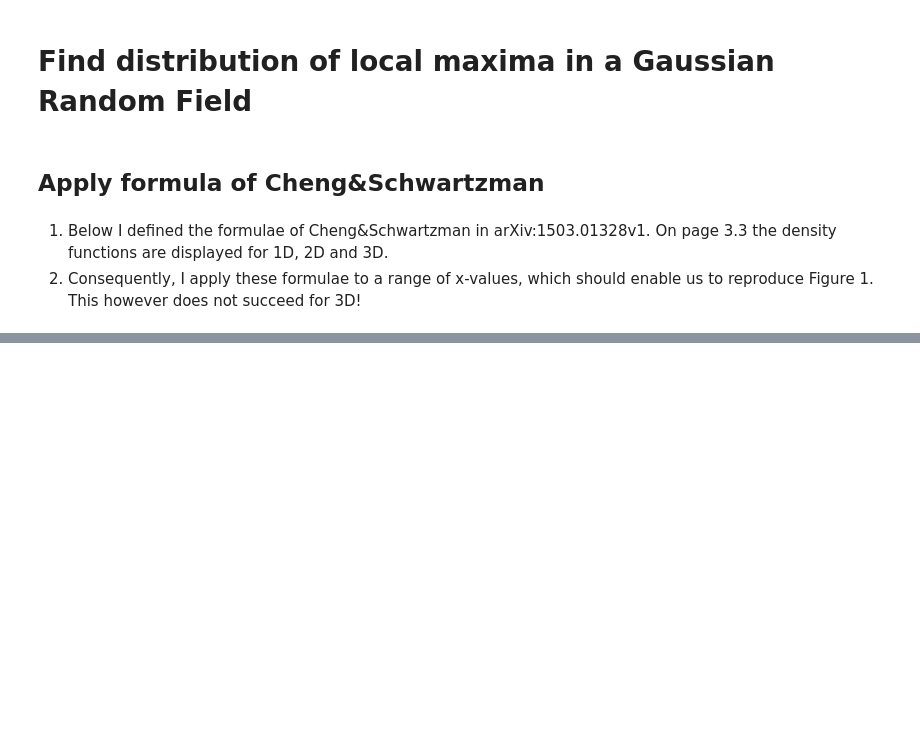
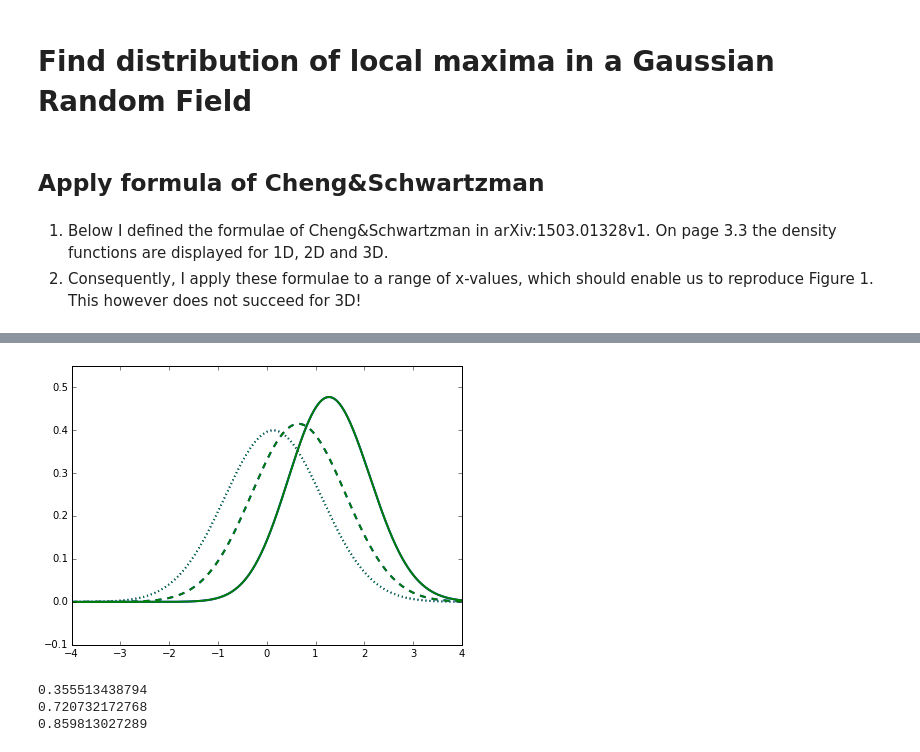
Before and after one commit to jbpoline/newpower, a Jupyter notebook: peakdistribution/find_peakdistr_2.ipynb, the cells around one changed output, grey strips where cells are left out. Saved outputs shown, nothing was run; the diff lists cells and outputs as text; code cells hidden in the pictures; blank space fills up the shorter version.

```diff
--- a/peakdistribution/find_peakdistr_2.ipynb
+++ b/peakdistribution/find_peakdistr_2.ipynb
@@ -89,0 +172,76 @@ plt.show()
+# %%
+xs = np.arange(-4,4,0.01).tolist()
+ys_2d_k01 = []
+ys_2d_k05 = []
+ys_2d_k1 = []
+ys_2d_k01b = []
+ys_2d_k05b = []
+ys_2d_k1b = []
+
+
+for x in xs:
+    ys_2d_k01.append(peakdens2D(x,0.1))
+    ys_2d_k05.append(peakdens2D(x,0.5))
+    ys_2d_k1.append(peakdens2D(x,1))
+    k = 0.1
+    a1 = (1.-k**2.)**(-1.)
+    b1 = k*x/2.**0.5
+    ys_2d_k01b.append(lemma23(x,a1,b1))
+    k = 0.5
+    a2 = (1-k**2.)**(-1.)
+    b2 = k*x/2.**0.5
+    ys_2d_k05b.append(lemma23(x,a2,b2))
+    a3 = (1-0.99999999**2.)**(-1)
+    b3 = 0.99999999*x/2.**0.5
+    ys_2d_k1b.append(lemma23(x,a3,b3))
+
+plt.figure(figsize=(7,5))
+plt.plot(xs,ys_2d_k01,color="blue",ls=":",lw=2)
+plt.plot(xs,ys_2d_k05,color="blue",ls="--",lw=2)
+plt.plot(xs,ys_2d_k1,color="blue",ls="-",lw=2)
+plt.plot(xs,ys_2d_k01,color="green",ls=":",lw=2)
+plt.plot(xs,ys_2d_k05,color="green",ls="--",lw=2)
+plt.plot(xs,ys_2d_k1,color="green",ls="-",lw=2)
+plt.ylim([-0.1,0.55])
+plt.show()
+# %% [output]
+[figure, added]
+# %%
+x = 2
+k = 0.5
+a = (1.-k**2.)**(-1.)
+b = k*x/2.**0.5
+
+fd1 = 144*stats.norm.pdf(x)/(29*6**(0.5)-36)
+fd211 = k**2.*((1.-k**2.)**3. + 6.*(1.-k**2.)**2. + 12.*(1.-k**2.)+24.)*x**2. / (4.*(3.-k**2.)**2.)
+fd212 = (2.*(1.-k**2.)**3. + 3.*(1.-k**2.)**2.+6.*(1.-k**2.)) / (4.*(3.-k**2.))
+fd213 = 3./2.
+fd21 = (fd211 + fd212 + fd213)
+fd22 = np.exp(-k**2.*x**2./(2.*(3.-k**2.))) / (2.*(3.-k**2.))**(0.5)
+fd23 = stats.norm.cdf(2.*k*x / ((3.-k**2.)*(5.-3.*k**2.))**(0.5))
+fd2 = fd21*fd22*fd23
+print fd22
+fd31 = (k**2.*(2.-k**2.))/4.*x**2. - k**2.*(1.-k**2.)/2. - 1.
+fd32 = np.exp(-k**2.*x**2./(2.*(2.-k**2.))) / (2.*(2.-k**2.))**(0.5)
+fd33 = stats.norm.cdf(k*x / ((2.-k**2.)*(5.-3.*k**2.))**(0.5))
+fd3 = fd31 * fd32 * fd33
+fd41 = 7.-k**2. + (1.-k**2.)*(3.*(1.-k**2.)**2. + 12.*(1.-k**2.) + 28.)/(2.*(3.-k**2.))
+fd42 = k*x*np.exp(-3.*k**2.*x**2/(2.*(5-3.*k**2.))) / (4.*math.pi**(0.5)*(3.-k**2.)*(5.-3.*k**2.)*(0.5))
+fd4 = fd41*fd42
+fd51 = math.pi*(0.5)*k**3./4.*x*(x**2.-3.)
+f521low = np.array([-10.,-10.])
+f521up = np.array([0.,k*x/2.**(0.5)])
+f521mu = np.array([0.,0.])
+f521sigma = np.array([[3./2., -1.],[-1.,(3.-k**2.)/2.]])
+fd521,i = stats.mvn.mvnun(f521low,f521up,f521mu,f521sigma)
+f522low = np.array([-10.,-10.])
+f522up = np.array([0.,k*x/2.*(0.5)])
+f522mu = np.array([0.,0.])
+f522sigma = np.array([[3./2., -1./2.],[-1./2.,(2.-k**2.)/2.]])
+fd522,i = stats.mvn.mvnun(f522low,f522up,f522mu,f522sigma)
+fd5 = fd51*(fd521+fd522)
+out = fd1*(fd2+fd3+fd4+fd5)
+# %% [output]
+0.355513438794
+0.720732172768
+0.859813027289
```
Also changed, not shown: parts of 11 cells of this notebook, 2 other files.
